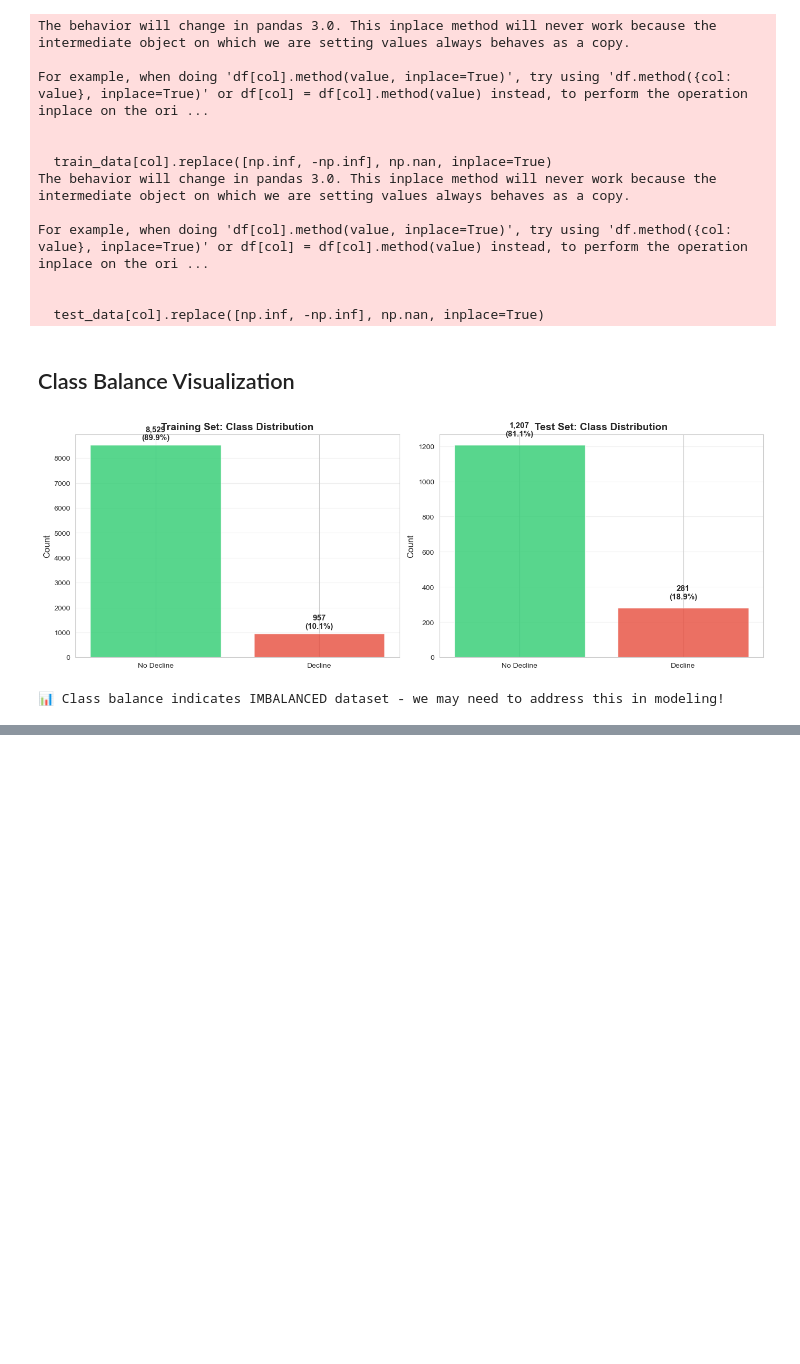
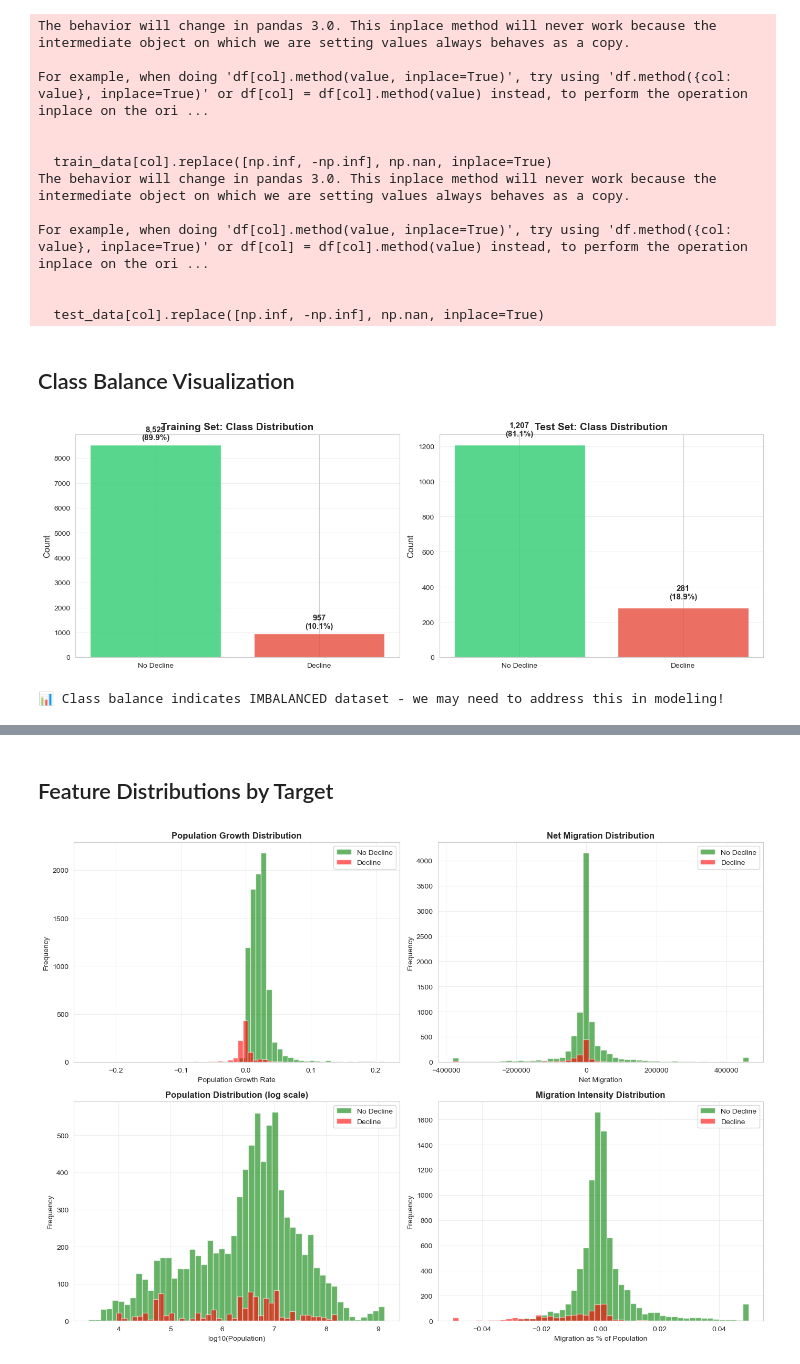
Before and after one commit to 3028Bikalpa/STATS201_project_Bikki, a Jupyter notebook: project_code.ipynb, the cells around one changed output, grey strips where cells are left out. Cells and saved outputs as stored; diff of their text form; code cells hidden in the pictures; blank space fills up the shorter version.

```diff
--- a/project_code.ipynb
+++ b/project_code.ipynb
@@ -688,0 +711,65 @@ else:
+# %% [markdown]
+## Feature Distributions by Target
+# %%
+# Feature Distributions by Target Class
+fig, axes = plt.subplots(2, 2, figsize=(14, 10))
+
+# Population Growth by target
+if 'Population Growth' in train_data.columns:
+    axes[0, 0].hist(train_data[train_data['future_decline']==0]['Population Growth'].dropna(),
+                    bins=50, alpha=0.6, label='No Decline', color='green')
+    axes[0, 0].hist(train_data[train_data['future_decline']==1]['Population Growth'].dropna(),
+                    bins=50, alpha=0.6, label='Decline', color='red')
+    axes[0, 0].set_title('Population Growth Distribution', fontweight='bold')
+    axes[0, 0].set_xlabel('Population Growth Rate')
+    axes[0, 0].set_ylabel('Frequency')
+    axes[0, 0].legend()
+    axes[0, 0].grid(alpha=0.3)
+
+# Net Migration by target
+if 'Net Migration' in train_data.columns:
+    # Clip extreme values for better visualization
+    mig_clip = train_data['Net Migration'].clip(
+        train_data['Net Migration'].quantile(0.01),
+        train_data['Net Migration'].quantile(0.99)
+    )
+    axes[0, 1].hist(mig_clip[train_data['future_decline']==0].dropna(),
+                    bins=50, alpha=0.6, label='No Decline', color='green')
+    axes[0, 1].hist(mig_clip[train_data['future_decline']==1].dropna(),
+                    bins=50, alpha=0.6, label='Decline', color='red')
+    axes[0, 1].set_title('Net Migration Distribution', fontweight='bold')
+    axes[0, 1].set_xlabel('Net Migration')
+    axes[0, 1].set_ylabel('Frequency')
+    axes[0, 1].legend()
+    axes[0, 1].grid(alpha=0.3)
+
+# Population (log scale) by target
+if 'Population' in train_data.columns:
+    axes[1, 0].hist(np.log10(train_data[train_data['future_decline']==0]['Population'].dropna() + 1),
+                    bins=50, alpha=0.6, label='No Decline', color='green')
+    axes[1, 0].hist(np.log10(train_data[train_data['future_decline']==1]['Population'].dropna() + 1),
+                    bins=50, alpha=0.6, label='Decline', color='red')
+    axes[1, 0].set_title('Population Distribution (log scale)', fontweight='bold')
+    axes[1, 0].set_xlabel('log10(Population)')
+    axes[1, 0].set_ylabel('Frequency')
+    axes[1, 0].legend()
+    axes[1, 0].grid(alpha=0.3)
+
+# Migration intensity by target
+if 'migration_intensity' in train_data.columns:
+    # Filter extreme outliers for visualization
+    mi_clean = train_data['migration_intensity'].clip(-0.05, 0.05)
+    axes[1, 1].hist(mi_clean[train_data['future_decline']==0].dropna(),
+                    bins=50, alpha=0.6, label='No Decline', color='green')
+    axes[1, 1].hist(mi_clean[train_data['future_decline']==1].dropna(),
+                    bins=50, alpha=0.6, label='Decline', color='red')
+    axes[1, 1].set_title('Migration Intensity Distribution', fontweight='bold')
+    axes[1, 1].set_xlabel('Migration as % of Population')
+    axes[1, 1].set_ylabel('Frequency')
+    axes[1, 1].legend()
+    axes[1, 1].grid(alpha=0.3)
+
+plt.tight_layout()
+plt.show()
+# %% [output]
+[figure, added]
```
Also changed, not shown: parts of 2 cells of this notebook.
